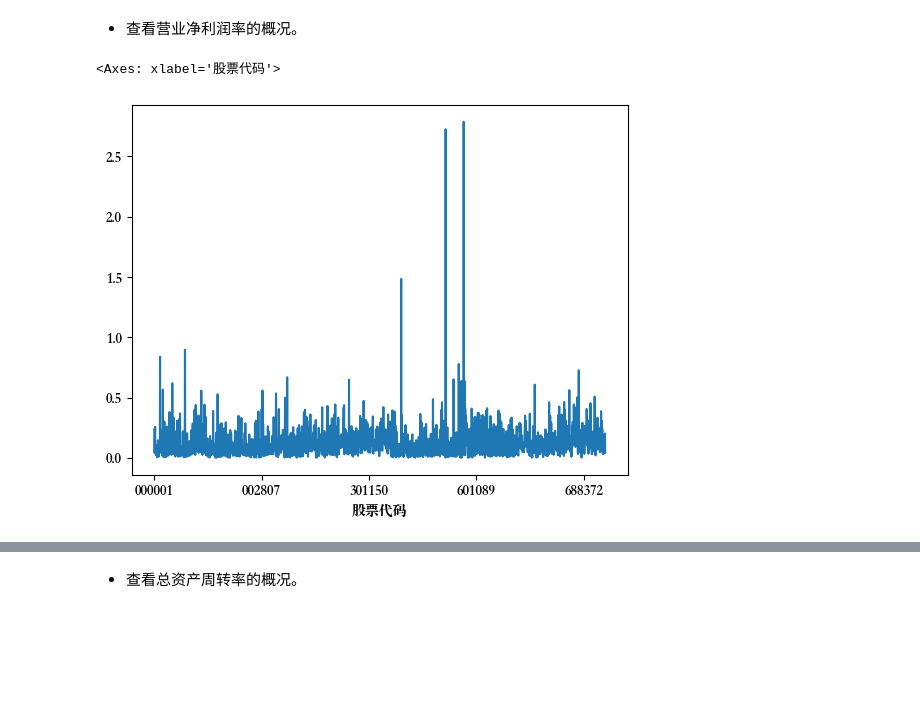
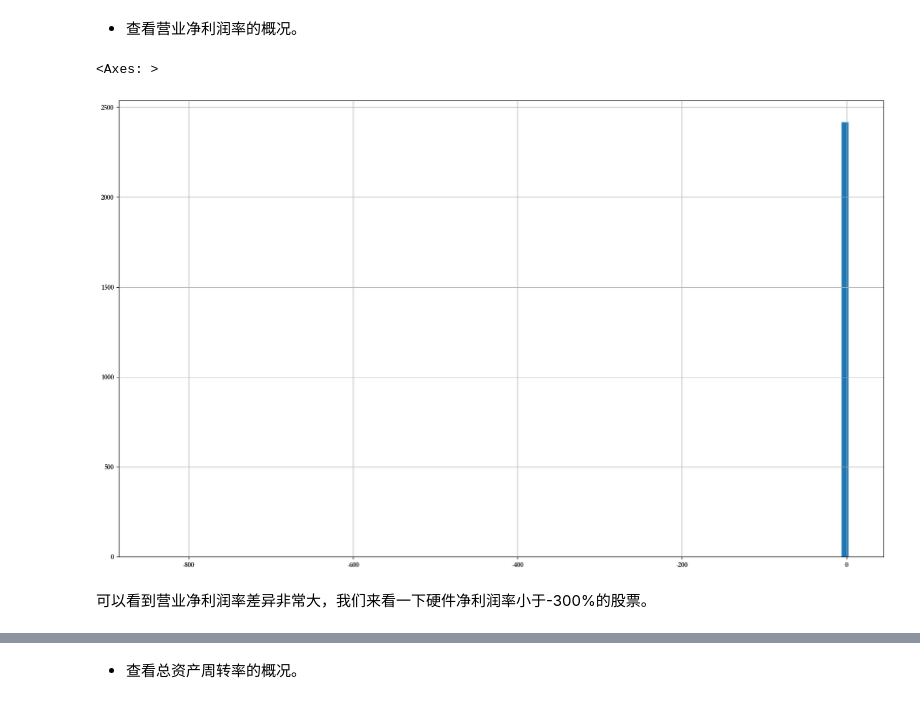
Before and after one commit to TheVeryDarkness/cs410, a Jupyter notebook: 2/2.ipynb, the cells around one changed output, grey strips where cells are left out. Drawn from its saved outputs; the diff is of its cells as text; code cells hidden in the pictures; blank space fills up the shorter version.

```diff
--- a/2/2.ipynb
+++ b/2/2.ipynb
@@ -56,6 +56,7 @@ class DataLoader:
     stock_zcfz_em_df: pd.DataFrame
     stock_lrb_em_df: pd.DataFrame
     stock_xjll_em_df: pd.DataFrame
+    stock_yjbb_em_df: pd.DataFrame
 
     def __init__(self, date: str):
         self.load_data(date)
@@ -65,12 +66,11 @@ class DataLoader:
         '''
         Load DataFrame from local file, if the file does not exist, call getter to get the data.
         '''
+        # 使用 pickle 格式保存数据以保证类型的准确和减少加载时间
         if not path.exists(p):
             df = getter()
             df.set_index("股票代码", inplace=True)
             df.to_pickle(p)
-        # 如果我们不使用pd.read_json，而是直接使用pd.read_csv，会导致数据类型不一致
-        # 例如，有的列是int，有的列是float
         return pd.read_pickle(p)
 
     def load_data(self, date: str):
@@ -88,6 +88,10 @@ class DataLoader:
             DIR / f"stock_xjll_em-{date}.pkl",
             lambda: ak.stock_xjll_em(date=date)
         )
+        self.stock_yjbb_em_df = self.load_df(
+            DIR / f"stock_yjbb_em-{date}.pkl",
+            lambda: ak.stock_yjbb_em(date=date)
+        )
 # %% [markdown]
 - 读取财务数据，并查看可用的信息。
 # %%
@@ -162,11 +166,0 @@ print(len(list_codes))
-# %%
-profits = pd.DataFrame.from_dict({
-    date: data[date].stock_lrb_em_df.loc[list_codes, "净利润"]
-    for date in DATES
-}).sum(axis=1)
-gains = pd.DataFrame.from_dict({
-    date: data[date].stock_lrb_em_df.loc[list_codes, "营业总收入"]
-    for date in DATES
-}).sum(axis=1)
-print(profits.describe())
-print(gains.describe())
@@ -195,8 +267,13 @@ dtype: float64
 result = pd.DataFrame({
     '股票代码': list_codes,
     '股票简称': start.stock_zcfz_em_df.loc[list_codes, '股票简称'],
-    '归母净利润':  profits,
-    '营业收入': gains,
+    '归母净利润':  net_profits,
+    '营业收入': revenues,
+    "营业总支出": costs,
+    "营业支出": operating_expenses,
+    "销售支出": sales_expenses,
+    "管理支出": manage_expenses,
+    "财务支出": financial_expenses,
     '平均总资产': (start.stock_zcfz_em_df.loc[list_codes, '资产-总资产'] +
               end.stock_zcfz_em_df.loc[list_codes, '资产-总资产']) / 2,
     '平均总负债': (start.stock_zcfz_em_df.loc[list_codes, '负债-总负债'] +
@@ -235,5 +312,5 @@ result = result[result.loc[:, '净资产'] > 0]
 # %% [markdown]
 - 去除归母净利润为负的股票。
 # %%
-print(result[result.loc[:, '归母净利润'] <= 0])
-result = result[result.loc[:, '归母净利润'] > 0]
+# print(result[result.loc[:, '归母净利润'] <= 0])
+# result = result[result.loc[:, '归母净利润'] > 0]
@@ -272,7 +331,9 @@ result.describe()
 # %% [markdown]
 - 查看营业净利润率的概况。
 # %%
-result.loc[:, '营业净利润率'].plot()
+result.loc[:, '营业净利润率'].hist(figsize=(20, 12), bins=100)
 # %% [output]
-<Axes: xlabel='股票代码'>
+<Axes: >
-[figure, old version]
+[figure, new version]
+# %% [markdown]
+可以看到营业净利润率差异非常大，我们来看一下硬件净利润率小于-300%的股票。
```
Also changed, not shown: parts of 26 cells of this notebook, 5 other files.
